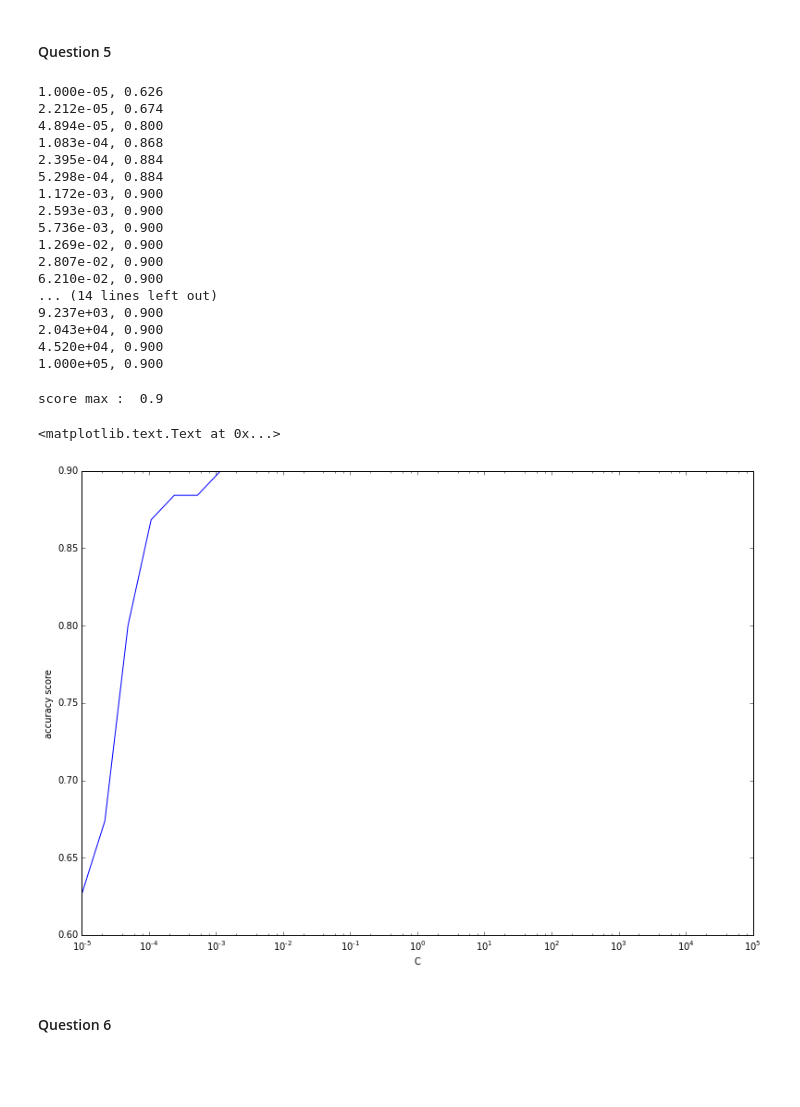
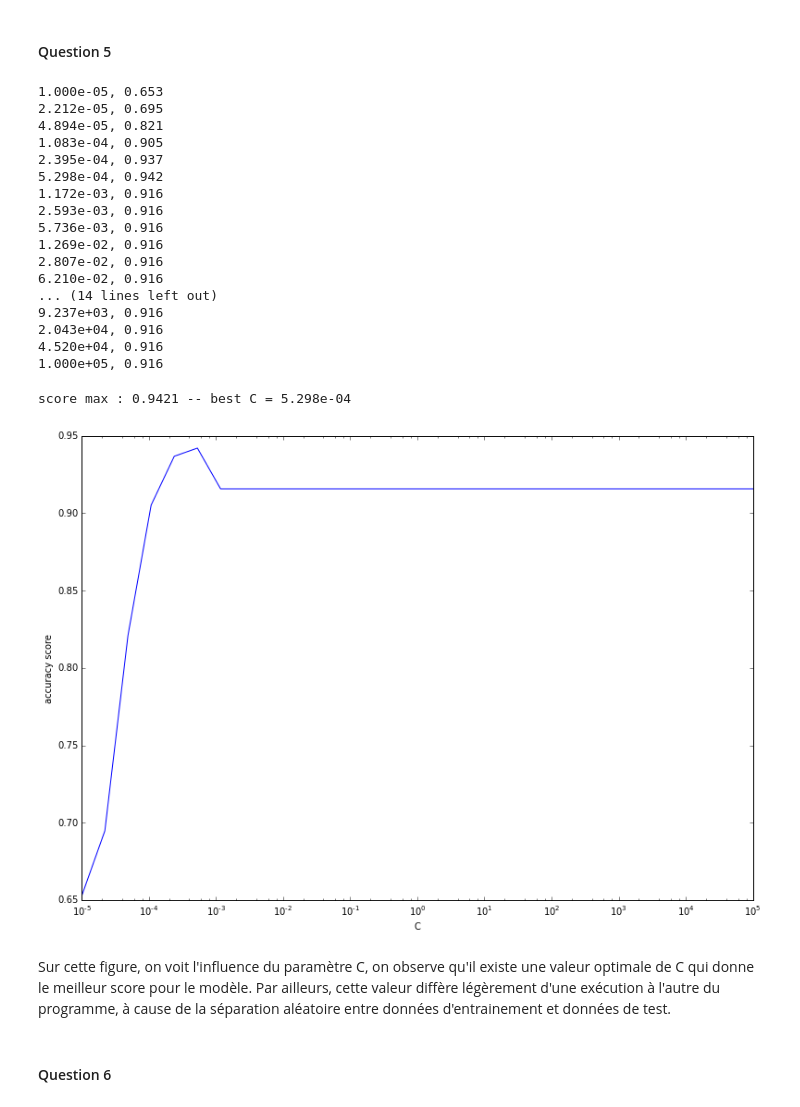
Before and after one commit to maxkub/python_stats, a Jupyter notebook: TP_SVM/Maxime_Kubryk_TP_SVM.ipynb, the cells around one changed output. Drawn from its saved outputs; the diff is of its cells as text; code cells hidden in the pictures; blank space fills up the shorter version.

```diff
--- a/TP_SVM/Maxime_Kubryk_TP_SVM.ipynb
+++ b/TP_SVM/Maxime_Kubryk_TP_SVM.ipynb
@@ -127,44 +166,51 @@ def C_testing(X_train, X_test, y_train, y_test, C_values, kernel='linear'):
         clf = SVC(kernel=kernel, C=c)
         clf = clf.fit(X_train, y_train)
 
-        y_pred = clf.predict(X_test)
-
         scores.append(clf.score(X_test, y_test))
 
         print "%5.3e, %5.3f"%(c, scores[-1])
 
-    return scores
+    return np.asarray(scores)
 # %%
-scores = C_testing(X_train, X_test, y_train, y_test, C_values)
+scores_linear = C_testing(X_train, X_test, y_train, y_test, C_values)
 # %% [output]
-1.000e-05, 0.626
-2.212e-05, 0.674
-4.894e-05, 0.800
-1.083e-04, 0.868
-2.395e-04, 0.884
-5.298e-04, 0.884
-1.172e-03, 0.900
-2.593e-03, 0.900
-5.736e-03, 0.900
-1.269e-02, 0.900
-2.807e-02, 0.900
-6.210e-02, 0.900
+1.000e-05, 0.653
+2.212e-05, 0.695
+4.894e-05, 0.821
+1.083e-04, 0.905
+2.395e-04, 0.937
+5.298e-04, 0.942
+1.172e-03, 0.916
+2.593e-03, 0.916
+5.736e-03, 0.916
+1.269e-02, 0.916
+2.807e-02, 0.916
+6.210e-02, 0.916
 ... (14 lines left out)
-9.237e+03, 0.900
-2.043e+04, 0.900
-4.520e+04, 0.900
-1.000e+05, 0.900
+9.237e+03, 0.916
+2.043e+04, 0.916
+4.520e+04, 0.916
+1.000e+05, 0.916
 # %%
-print "score max : ", max(scores)
+def C_testing_plot(scores, label=None):
+    sorted_index = np.argsort(scores)
 
-plt.figure(figsize=(13,9))
-plt.semilogx(C_values, scores)
-plt.xlabel('C')
-plt.ylabel('accuracy score')
+    print "score max : %6.4f -- best C = %5.3e"%(max(scores), C_values[sorted_index[-1]])
+
+    plt.figure(figsize=(13,9))
+    plt.semilogx(C_values, scores, label=label)
+    plt.xlabel('C')
+    plt.ylabel('accuracy score')
+
+    if label != None:
+        plt.legend(loc='best')
-# %% [output]
-score max :  0.9
-<matplotlib.text.Text at 0x...>
-[figure, removed]
+# %%
+C_testing_plot(scores_linear)
+# %% [output]
+score max : 0.9421 -- best C = 5.298e-04
+[figure, added]
+# %% [markdown]
+Sur cette figure, on voit l'influence du paramètre C, on observe qu'il existe une valeur optimale de C qui donne le meilleur score pour le modèle. Par ailleurs, cette valeur diffère légèrement d'une exécution à l'autre du programme, à cause de la séparation aléatoire entre données d'entrainement et données de test.
 # %% [markdown]
 #### Question 6
 # %%
```
Also changed, not shown: parts of 39 cells of this notebook.
